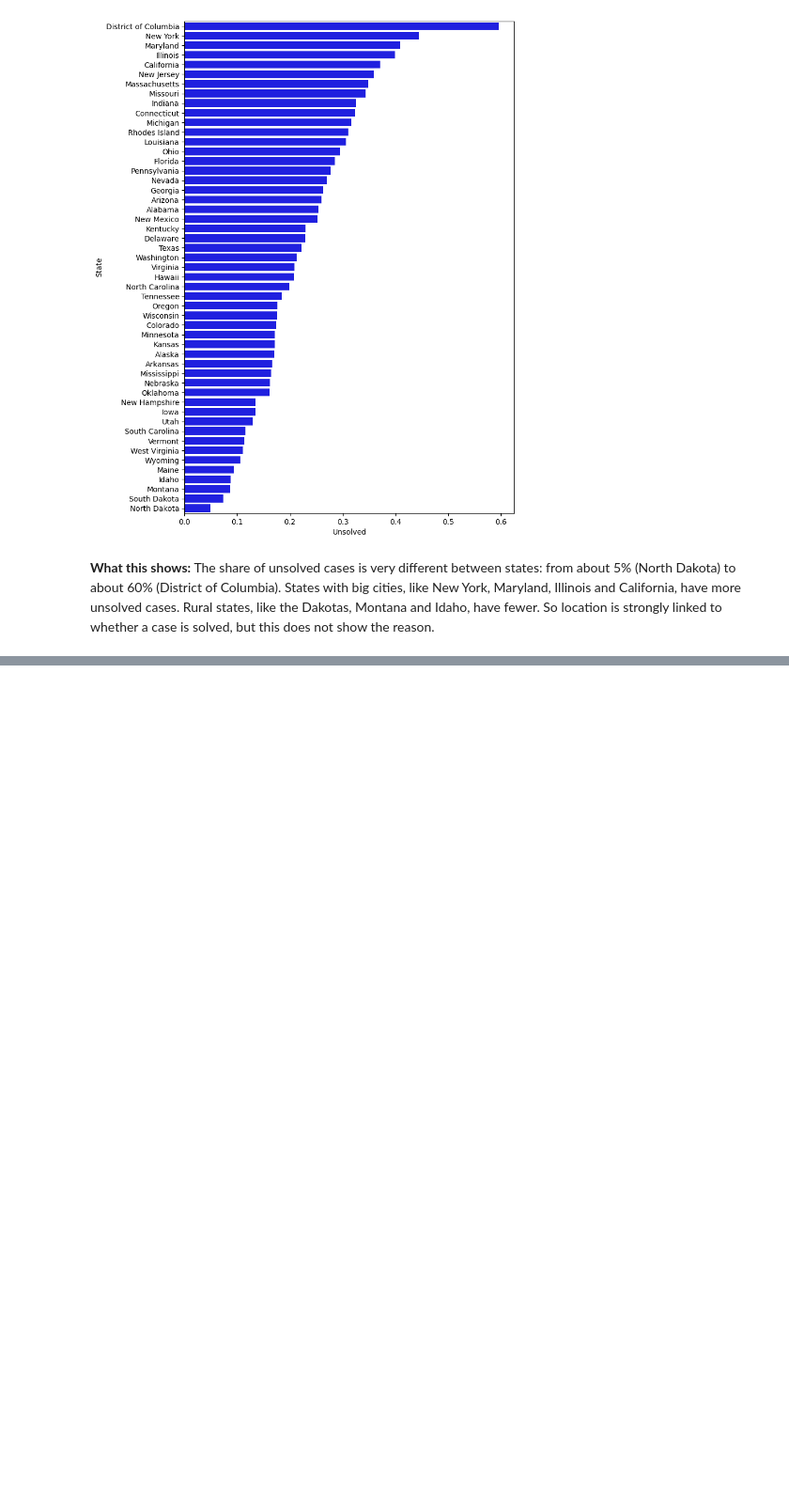
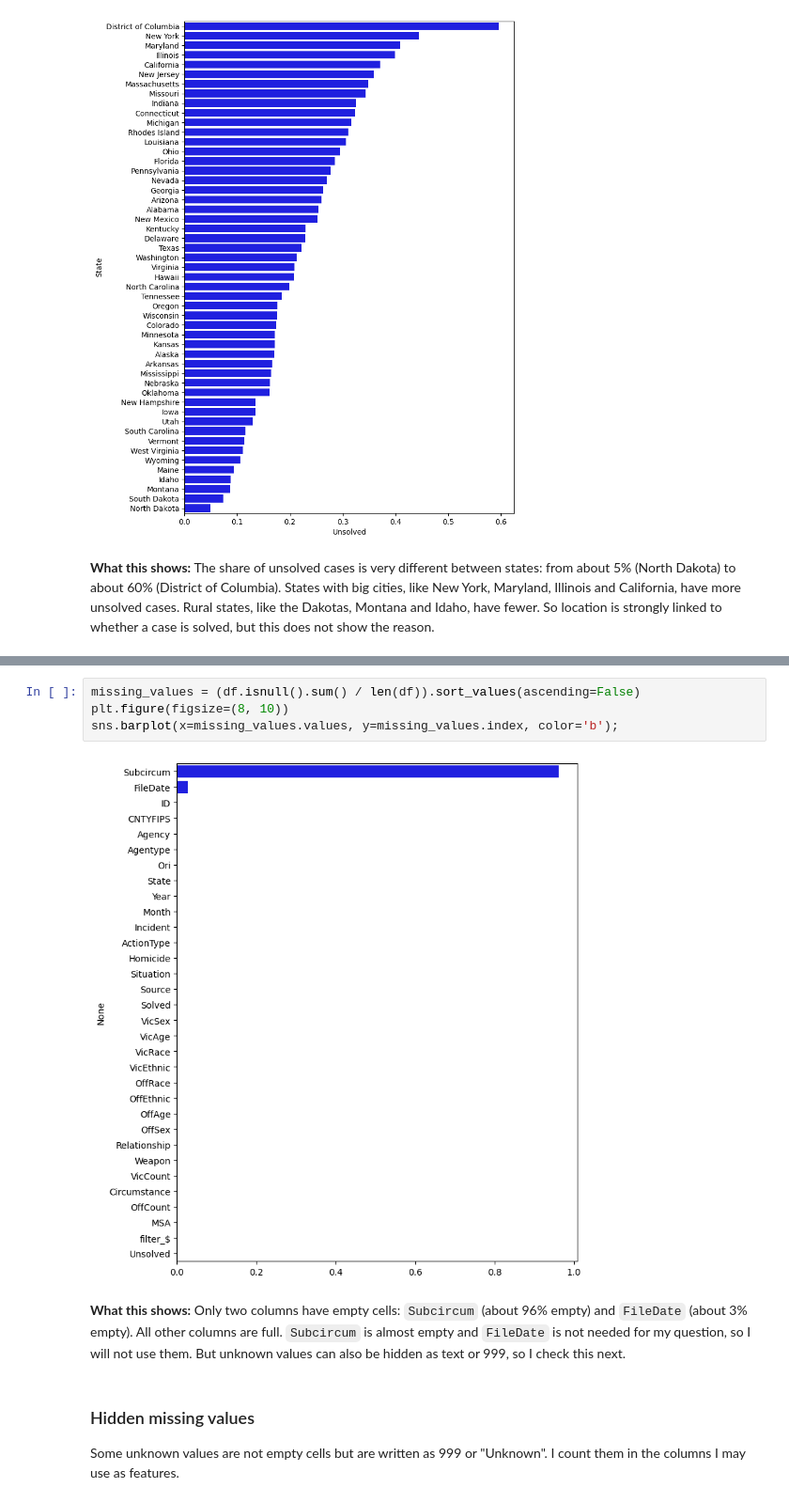
Before and after one commit to Anastasiia-hub0/unsolved-homicides-analysis, a Jupyter notebook: unsolved_homicides_analysis.ipynb, the cells around one changed output, grey strips where cells are left out. Shown at 94% size. Cells and saved outputs as stored; diff of their text form; blank space fills up the shorter version.

Commit message:
Add missing and hidden unknown values to Data Quality Report

```diff
--- a/unsolved_homicides_analysis.ipynb
+++ b/unsolved_homicides_analysis.ipynb
@@ -369,0 +375,11 @@ sns.barplot(x="Unsolved", y="State", data=unsolved_by_state, color="b");
+# %%
+missing_values = (df.isnull().sum() / len(df)).sort_values(ascending=False)
+plt.figure(figsize=(8, 10))
+sns.barplot(x=missing_values.values, y=missing_values.index, color='b');
+# %% [output]
+[figure, added]
+# %% [markdown]
+**What this shows:** Only two columns have empty cells: `Subcircum` (about 96% empty) and `FileDate` (about 3% empty). All other columns are full. `Subcircum` is almost empty and `FileDate` is not needed for my question, so I will not use them. But unknown values can also be hidden as text or 999, so I check this next.
+# %% [markdown]
+### Hidden missing values
+Some unknown values are not empty cells but are written as 999 or "Unknown". I count them in the columns I may use as features.
```
Also changed, not shown: parts of 3 cells of this notebook.
